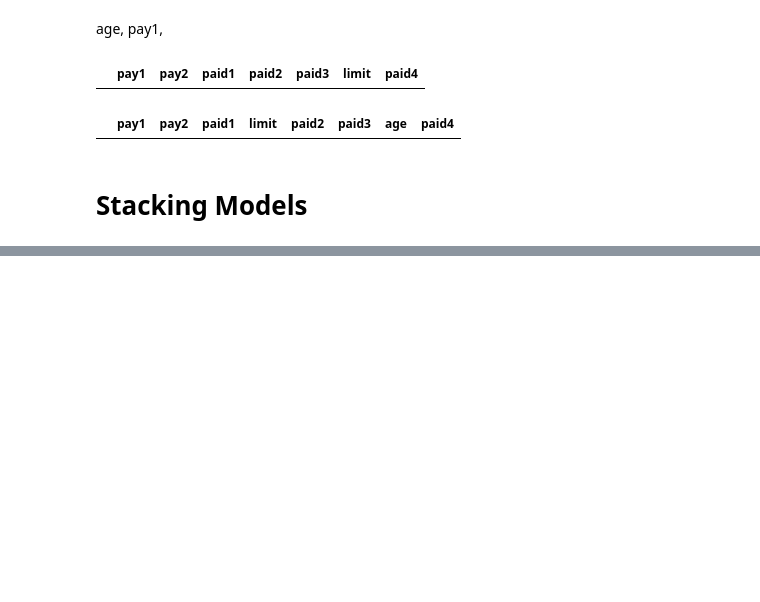
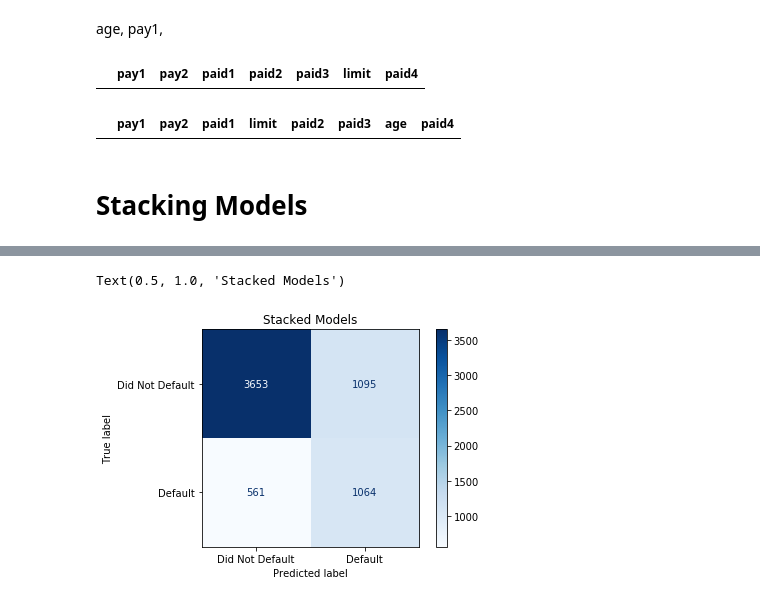
Before and after one commit to T-Daw/LoanDefaultPredictions, a Jupyter notebook: CreditOneClassification.ipynb, the cells around one changed output, grey strips where cells are left out. Drawn from its saved outputs; the diff is of its cells as text; code cells hidden in the pictures; blank space fills up the shorter version.

```diff
--- a/CreditOneClassification.ipynb
+++ b/CreditOneClassification.ipynb
@@ -1796,0 +1830,11 @@ Accuracy for stacked_models model: 0.73686
+# %%
+# Plot Confusion Matrix
+disp = plot_confusion_matrix(clf_stacked, X_test, y_test,
+                                 display_labels=["Did Not Default","Default"],
+                                 cmap=plt.cm.Blues,
+                                 normalize=None, values_format='.0f')
+
+disp.ax_.set_title("Stacked Models")
+# %% [output]
+Text(0.5, 1.0, 'Stacked Models')
+[figure, added]
```
Also changed, not shown: parts of 39 cells of this notebook, 2 other files.
